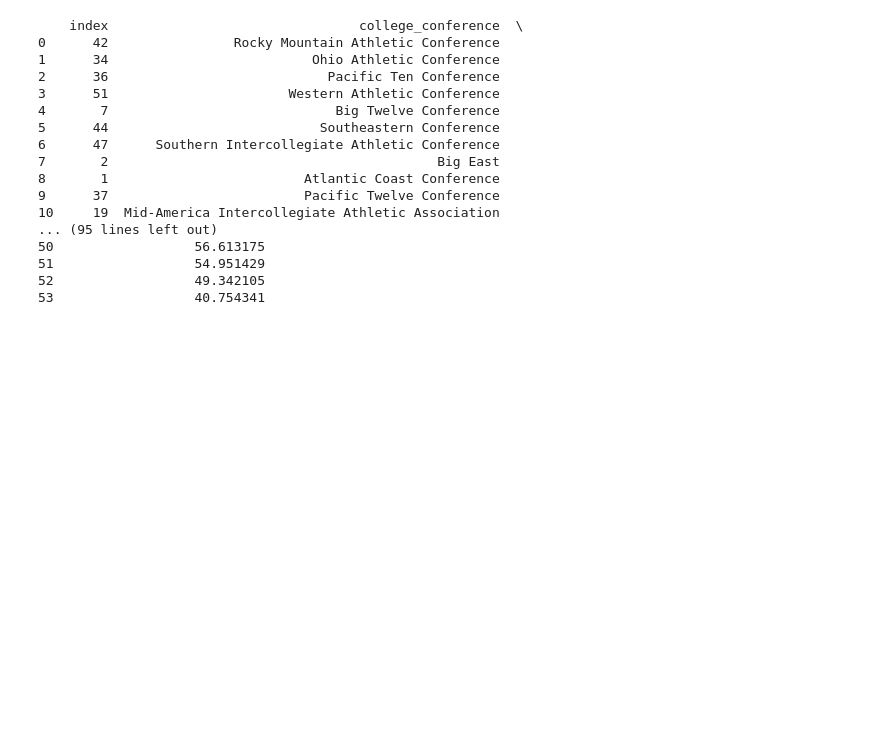
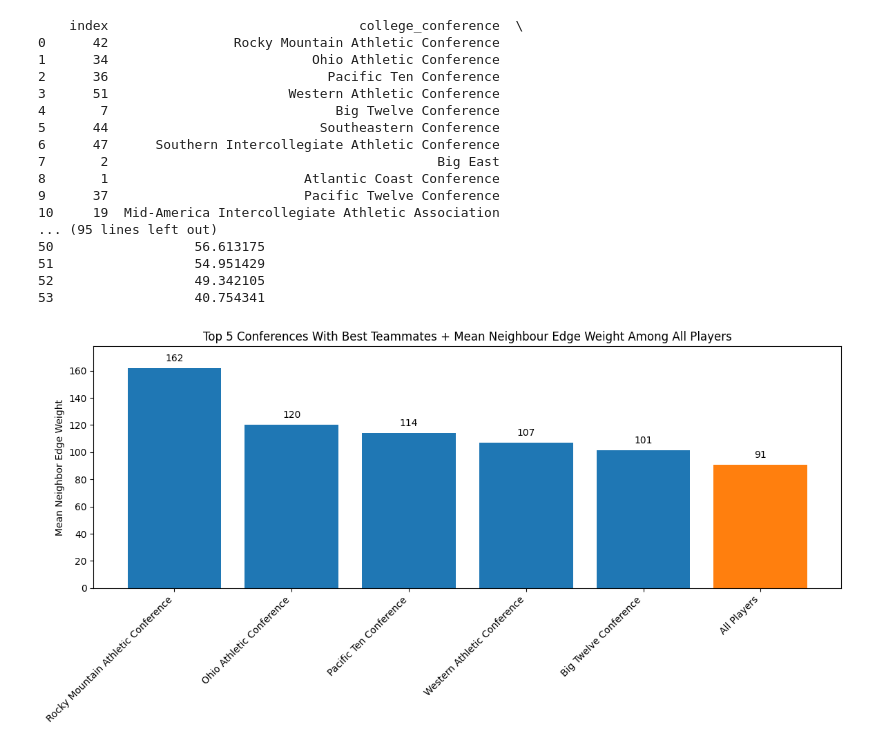
Before and after one commit to SeanGwall/NFL-Network-Analysis, a Jupyter notebook: notebooks/researchQuestionTwo.ipynb, the cells around one changed output. Cells and saved outputs as stored; diff of their text form; code cells hidden in the pictures; blank space fills up the shorter version.

```diff
--- a/notebooks/researchQuestionTwo.ipynb
+++ b/notebooks/researchQuestionTwo.ipynb
@@ -185,7 +185,7 @@ overall_mean = player_stats_df['mean_neighbor_edge_weight'].mean()
 
 # Create a summary row
 overall_row = pd.DataFrame([{
-    'college_conference': 'Mean Per Player',
+    'college_conference': 'All Players',
     'mean_neighbor_edge_weight': overall_mean
 }])
 
@@ -217,3 +217,40 @@ conference_means.to_csv('../data/conference_teammate_means.csv', index=False)
 51                  54.951429
 52                  49.342105
 53                  40.754341
+# %%
+import matplotlib.pyplot as plt
+
+# Sort & select top 5
+top5 = conference_means[conference_means['college_conference'] != 'All Players'] \
+           .nlargest(5, 'mean_neighbor_edge_weight')
+
+# Select the overall row
+overall_row = conference_means[conference_means['college_conference'] == 'All Players']
+
+# Combine for plotting
+plot_df = pd.concat([top5, overall_row])
+
+# Plot
+plt.figure(figsize=(12, 6))
+colors = ['#1f77b4'] * len(top5) + ['#ff7f0e']  # Highlight 'overall' in orange
+bars = plt.bar(plot_df['college_conference'], plot_df['mean_neighbor_edge_weight'], color=colors)
+
+# Calculate the max height + padding for better label space
+max_height = plot_df['mean_neighbor_edge_weight'].max()
+plt.ylim(0, max_height * 1.1)  # Add 10% padding above the tallest bar
+
+# Annotate
+for bar in bars:
+    height = bar.get_height()
+    plt.annotate(f'{height:,.0f}', xy=(bar.get_x() + bar.get_width() / 2, height),
+                 xytext=(0, 5), textcoords="offset points",
+                 ha='center', va='bottom')
+
+# Labels & formatting
+plt.title('Top 5 Conferences With Best Teammates + Mean Neighbour Edge Weight Among All Players')
+plt.ylabel('Mean Neighbor Edge Weight')
+plt.xticks(rotation=45, ha='right')
+plt.tight_layout()
+plt.show()
+# %% [output]
+[figure, added]
```
Also changed, not shown: 1 other file.
